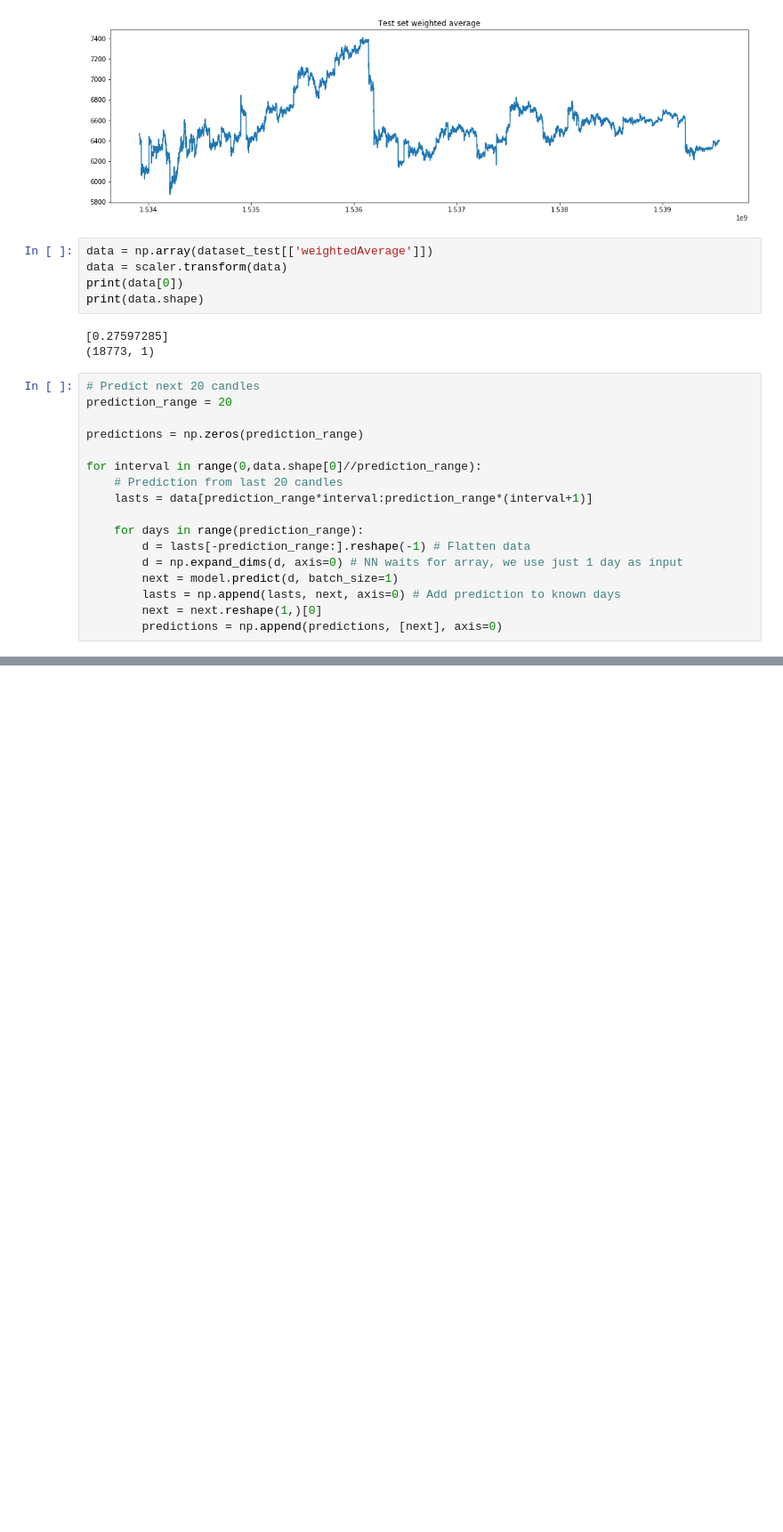
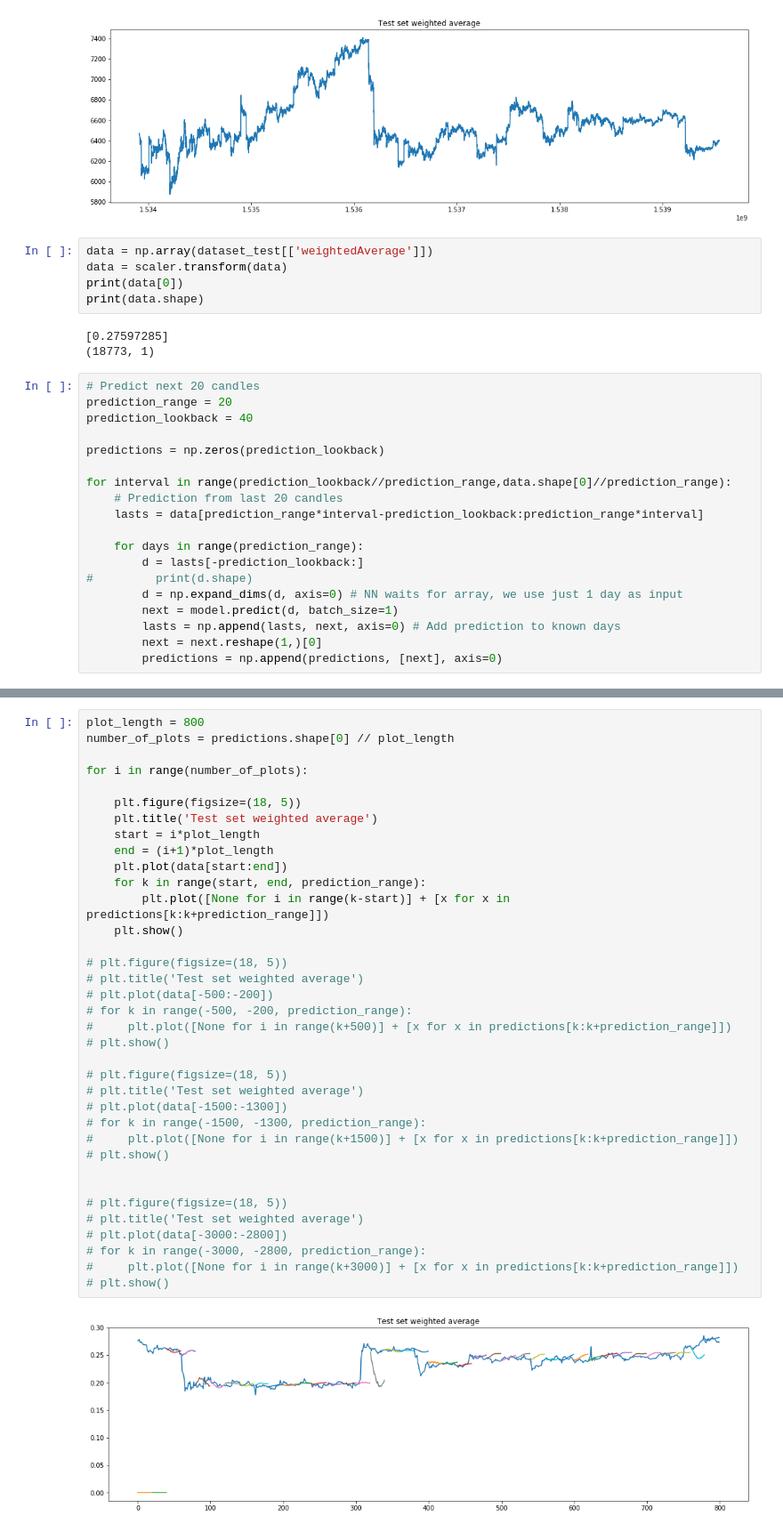
Before and after one commit to bana513/DeepLearningHomework, a Jupyter notebook: Prediction.ipynb, the cells around one changed output, grey strips where cells are left out. Shown at 89% size. Saved outputs shown, nothing was run; the diff lists cells and outputs as text; blank space fills up the shorter version.

```diff
--- a/Prediction.ipynb
+++ b/Prediction.ipynb
@@ -55,15 +53,17 @@ print(data.shape)
 # %%
 # Predict next 20 candles
 prediction_range = 20
+prediction_lookback = 40
 
-predictions = np.zeros(prediction_range)
+predictions = np.zeros(prediction_lookback)
 
-for interval in range(0,data.shape[0]//prediction_range):
+for interval in range(prediction_lookback//prediction_range,data.shape[0]//prediction_range):
     # Prediction from last 20 candles
-    lasts = data[prediction_range*interval:prediction_range*(interval+1)]
+    lasts = data[prediction_range*interval-prediction_lookback:prediction_range*interval]
 
     for days in range(prediction_range):
-        d = lasts[-prediction_range:].reshape(-1) # Flatten data
+        d = lasts[-prediction_lookback:]
+#         print(d.shape)
         d = np.expand_dims(d, axis=0) # NN waits for array, we use just 1 day as input
         next = model.predict(d, batch_size=1)
         lasts = np.append(lasts, next, axis=0) # Add prediction to known days
@@ -83,0 +80,38 @@ plt.show()
+# %%
+plot_length = 800
+number_of_plots = predictions.shape[0] // plot_length
+
+for i in range(number_of_plots):
+
+    plt.figure(figsize=(18, 5))
+    plt.title('Test set weighted average')
+    start = i*plot_length
+    end = (i+1)*plot_length
+    plt.plot(data[start:end])
+    for k in range(start, end, prediction_range):
+        plt.plot([None for i in range(k-start)] + [x for x in predictions[k:k+prediction_range]])
+    plt.show()
+
+# plt.figure(figsize=(18, 5))
+# plt.title('Test set weighted average')
+# plt.plot(data[-500:-200])
+# for k in range(-500, -200, prediction_range):
+#     plt.plot([None for i in range(k+500)] + [x for x in predictions[k:k+prediction_range]])
+# plt.show()
+
+# plt.figure(figsize=(18, 5))
+# plt.title('Test set weighted average')
+# plt.plot(data[-1500:-1300])
+# for k in range(-1500, -1300, prediction_range):
+#     plt.plot([None for i in range(k+1500)] + [x for x in predictions[k:k+prediction_range]])
+# plt.show()
+
+
+# plt.figure(figsize=(18, 5))
+# plt.title('Test set weighted average')
+# plt.plot(data[-3000:-2800])
+# for k in range(-3000, -2800, prediction_range):
+#     plt.plot([None for i in range(k+3000)] + [x for x in predictions[k:k+prediction_range]])
+# plt.show()
+# %% [output]
+[figure, added]
```
Also changed, not shown: parts of 5 cells of this notebook, 3 other files.
